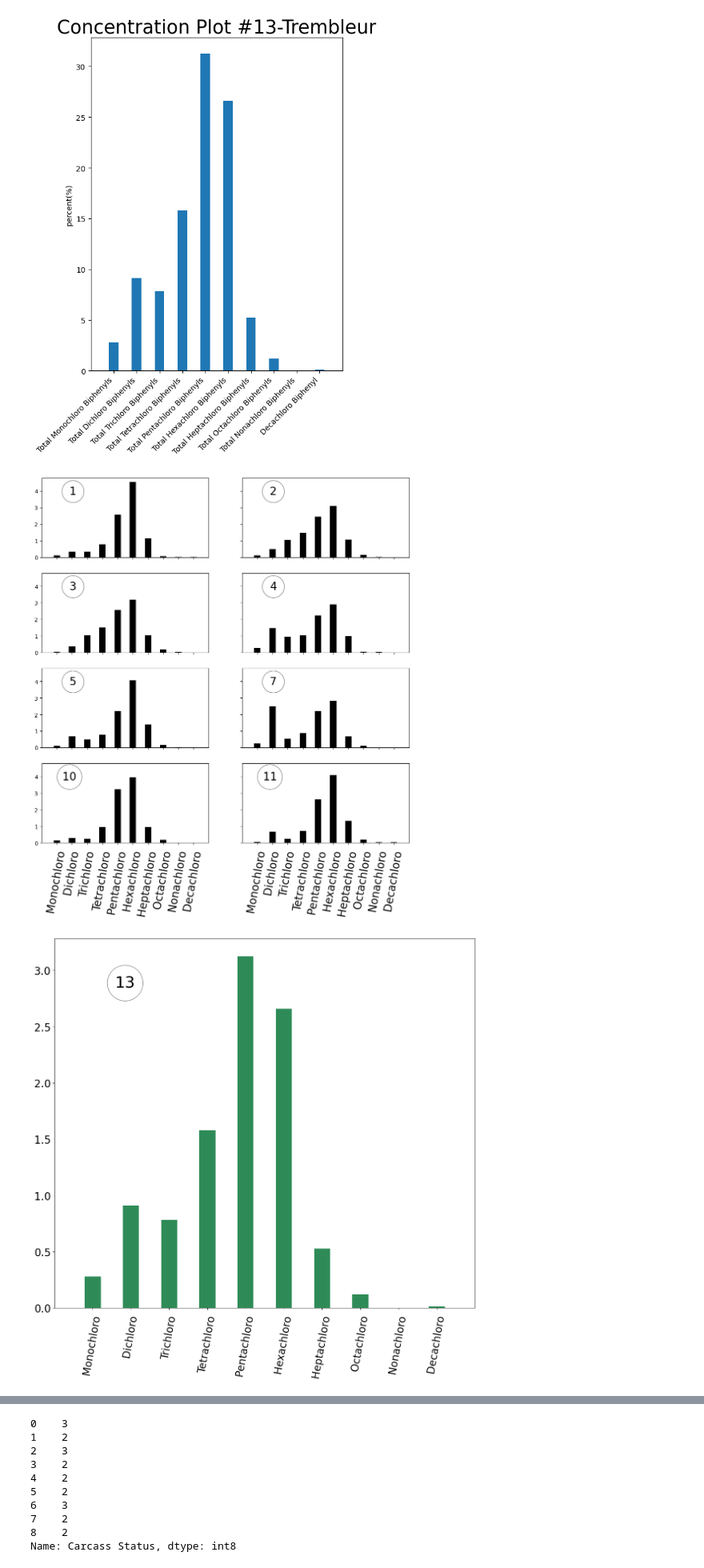
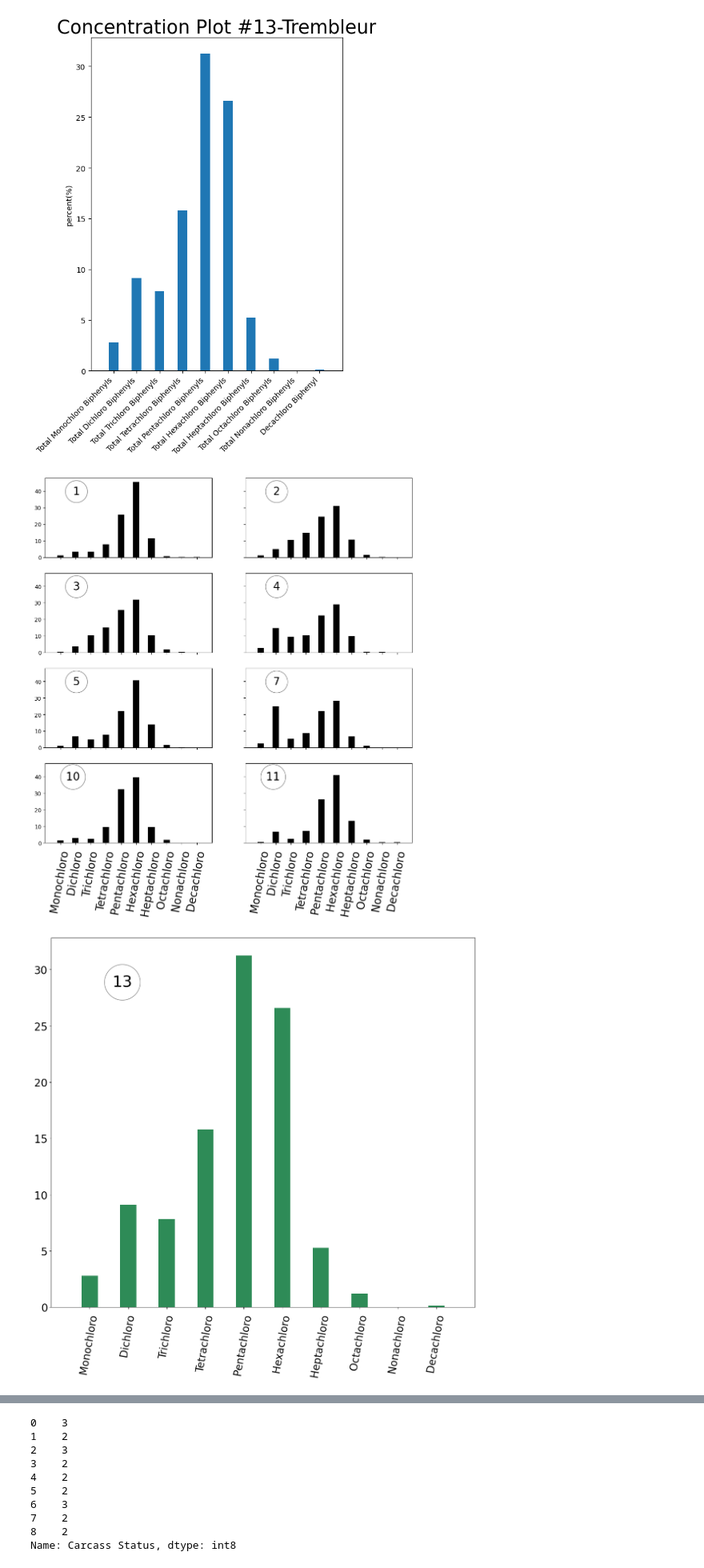
Before and after one commit to amirmtaghizadegan/Sturgeon, a Jupyter notebook: pcb.ipynb, the cells around one changed output, grey strips where cells are left out. Shown at 80% size. Cells and saved outputs as stored; diff of their text form; code cells hidden in the pictures.

```diff
--- a/pcb.ipynb
+++ b/pcb.ipynb
@@ -245,7 +245,7 @@ fig, axes = plt.subplots(4, 2, figsize=(12, 12), facecolor="white", sharey=True,
 for i, ax in enumerate(axes.flatten()):
     col = pcb.columns[i]
     temp = pcb[col]
-    temp = temp / temp.sum() * 10
+    temp = temp / temp.sum() * 100
     ax.bar(range(len(pcb.index)), temp.to_numpy(), .42, color = 'k')
     plt.yticks(fontsize = 25)
     ax.set_title('', fontsize=25)
@@ -261,36 +261,36 @@ for i, ax in enumerate(axes.flatten()):
                 bbox=dict(boxstyle='circle,pad=0.5', fc='white', alpha=0.5),fontsize = 20)
 fig, ax = plt.subplots(figsize=(12, 12), facecolor="white")
 i = i + 1
 col = pcb.columns[i]
 temp = pcb[col]
-temp = temp / temp.sum() * 10
+temp = temp / temp.sum() * 100
 ax.bar(range(len(pcb.index)), temp.to_numpy(), .42, color = 'seagreen')
 ax.set_title('', fontsize=25)
 ax.set_xticks(range(len(pcb.index)))
 ax.set_xticklabels(pcb.index.str.removeprefix('Total ').str.removesuffix('Biphenyls').str.removesuffix('Biphenyl'), rotation=80,ha = 'center', fontsize = 20)
 
 ax.set_xlim(-1, len(pcb.index))
 #ax.set_ylabel('percent(%)', fontsize=25)
 # Annotate the title on the right corner
 title_text = f'{col[:2]}'
 ax.annotate(title_text, xy=(1, max(ax.get_ylim())* 0.9), xytext=(8, 0),
             textcoords='offset points', ha='right', va='top',
             bbox=dict(boxstyle='circle,pad=0.5', fc='white', alpha=0.5),fontsize = 30)
 plt.yticks(fontsize = 20)
 # Remove the title
 #plt.title("")
 
 # Adjust layout
 plt.tight_layout()
 
 # Create legend outside the axis
 #plt.legend(pcb.columns, fontsize=15, bbox_to_anchor=(1.05, 1), loc='upper left')
 
 # Show plot
 plt.show()
 # %% [output]
-[figure, old version]
+[figure, new version]
-[figure, old version]
+[figure, new version]
 # %%
 sheets = ("blank_corrected", "lipid_normalized")
 sheet = sheets[1]
```
Also changed, not shown: 1 other file.
